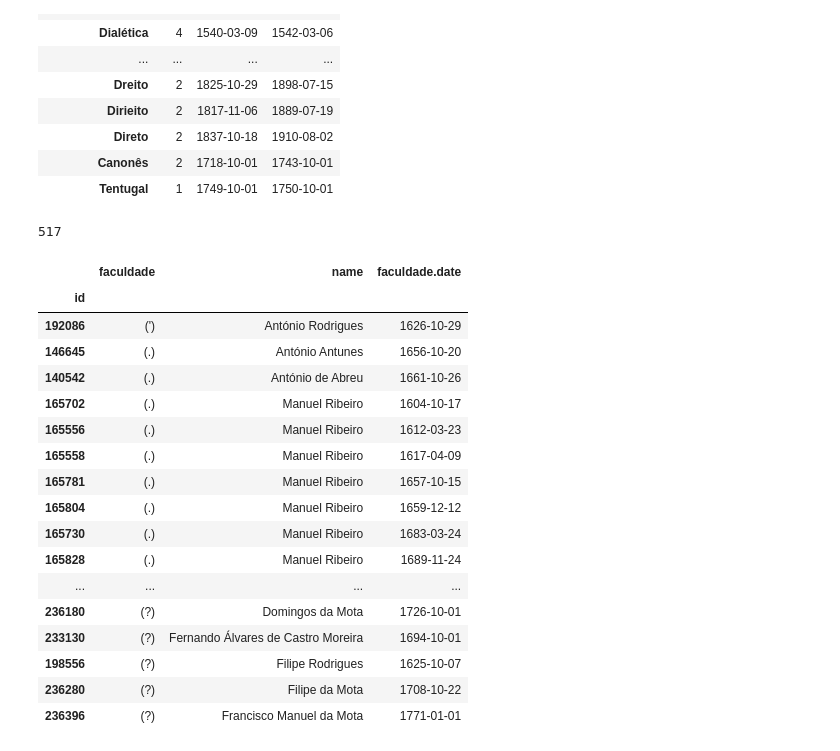
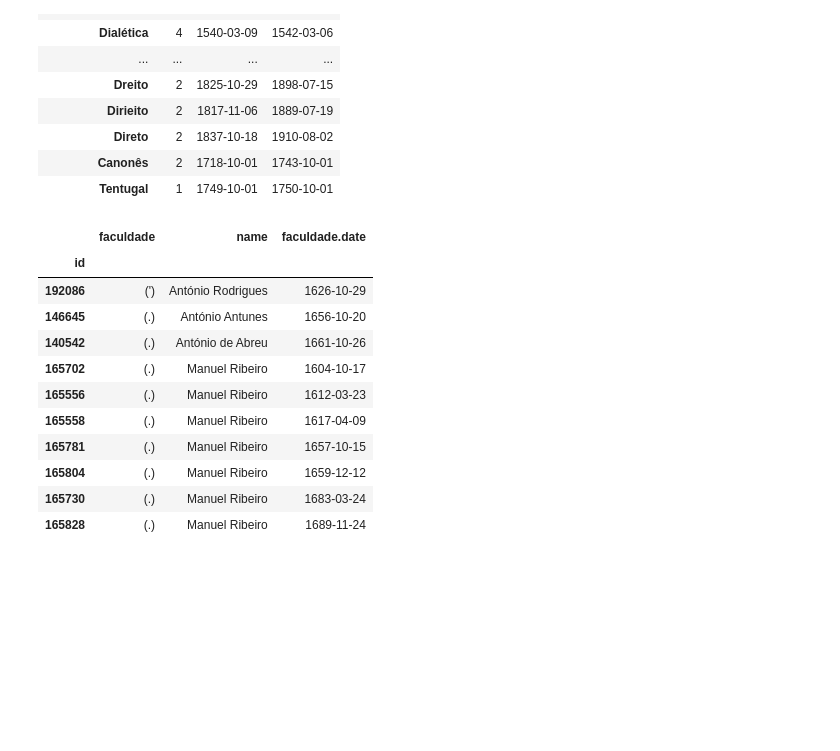
Before and after one commit to joaquimrcarvalho/fauc1537-1919, a Jupyter notebook: notebooks/030-faculdades_qa.ipynb, the cells around one changed output. Drawn from its saved outputs; the diff is of its cells as text; code cells hidden in the pictures; blank space fills up the shorter version.

```diff
--- a/notebooks/030-faculdades_qa.ipynb
+++ b/notebooks/030-faculdades_qa.ipynb
@@ -244,34 +299,24 @@ df_totals.sort_values('id',ascending= False).head(30)
 | Direto | 2 | 1837-10-18 | 1910-08-02 |
 | Canonês | 2 | 1718-10-01 | 1743-10-01 |
 | Tentugal | 1 | 1749-10-01 | 1750-10-01 |
-# %%
-df_totals['id'].sum()
-# %% [output]
-517
 # %%
 import pandas as pd
 import csv
 
 pd.set_option('display.max_rows',600)
-exportar = erro_faculdade[['faculdade','name','faculdade.date']].sort_values(['faculdade','name','faculdade.date'])
+exportar = fac_error[['faculdade','name','faculdade.date']].sort_values(['faculdade','name','faculdade.date'])
 exportar.to_csv('../inferences/validation/faculdade-unkown.csv',sep=',')
-exportar.head(100)
+exportar.head(10)
 # %% [output]
 |  | faculdade | name | faculdade.date |
 | id |  |  |  |
 | 192086 | (') | António Rodrigues | 1626-10-29 |
 | 146645 | (.) | António Antunes | 1656-10-20 |
 | 140542 | (.) | António de Abreu | 1661-10-26 |
 | 165702 | (.) | Manuel Ribeiro | 1604-10-17 |
 | 165556 | (.) | Manuel Ribeiro | 1612-03-23 |
 | 165558 | (.) | Manuel Ribeiro | 1617-04-09 |
 | 165781 | (.) | Manuel Ribeiro | 1657-10-15 |
 | 165804 | (.) | Manuel Ribeiro | 1659-12-12 |
 | 165730 | (.) | Manuel Ribeiro | 1683-03-24 |
 | 165828 | (.) | Manuel Ribeiro | 1689-11-24 |
-| ... | ... | ... | ... |
-| 236180 | (?) | Domingos da Mota | 1726-10-01 |
-| 233130 | (?) | Fernando Álvares de Castro Moreira | 1694-10-01 |
-| 198556 | (?) | Filipe Rodrigues | 1625-10-07 |
-| 236280 | (?) | Filipe da Mota | 1708-10-22 |
-| 236396 | (?) | Francisco Manuel da Mota | 1771-01-01 |
```
Also changed, not shown: parts of 32 cells of this notebook.
